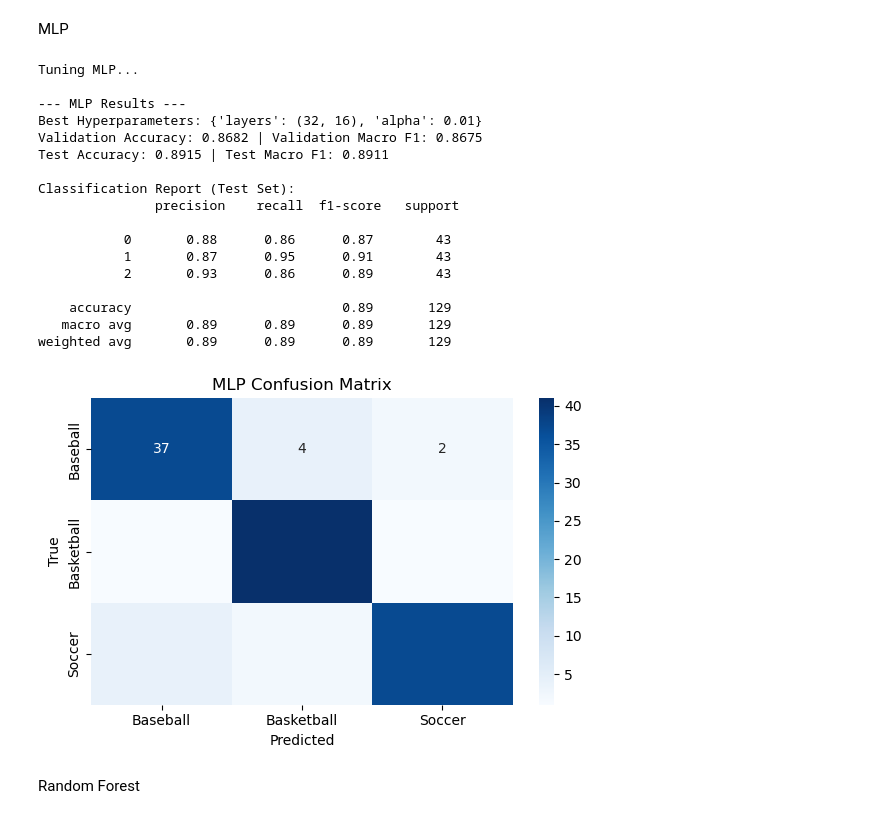
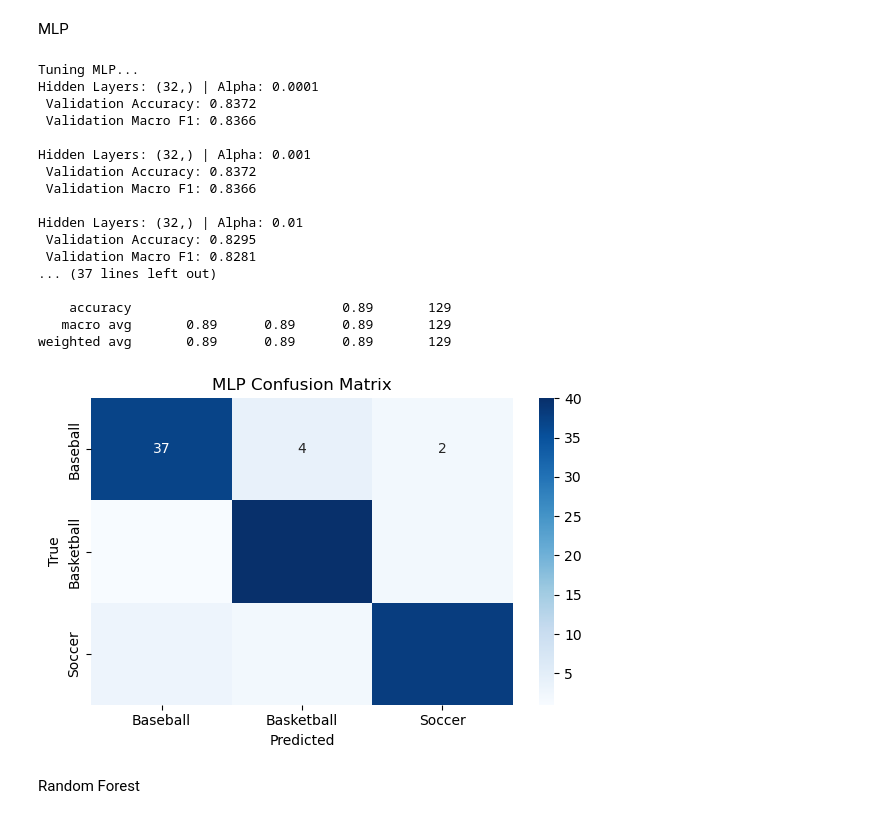
Before and after one commit to Lapis-Lazuli-31415/CSC311-Project, a Jupyter notebook: proposal_code/data_exploration.ipynb, the cells around one changed output. Cells and saved outputs as stored; diff of their text form; code cells hidden in the pictures.

```diff
--- a/proposal_code/data_exploration.ipynb
+++ b/proposal_code/data_exploration.ipynb
@@ -1074,48 +1074,59 @@ for layers in hidden_layers:
                     random_state=42
         )
         model.fit(X_train, y_train)
-        if (score := model.score(X_val, y_val)) > best_score:
-            best_score, best_params_mlp, best_model_mlp = score, {'layers': layers, 'alpha': alpha}, model
+
+        val_pred = model.predict(X_val)
+        val_accuracy = accuracy_score(y_val, val_pred)
+        val_macro_f1 = f1_score(y_val, val_pred, average='macro')
+
+        print(f"Hidden Layers: {layers} | Alpha: {alpha}")
+        print(f" Validation Accuracy: {val_accuracy:.4f}")
+        print(f" Validation Macro F1: {val_macro_f1:.4f}\n")
+
+        if val_macro_f1 > best_score:
+            best_score = score
+            best_params_mlp = {'layers': layers, 'alpha': alpha}
+            best_model_mlp = model
 
 # --- Store the Model for Pure NumPy Inference (JSON Only) ---
 mlp_params = {
     "coefs": [layer.tolist() for layer in best_model_mlp.coefs_],
     "intercepts": [layer.tolist() for layer in best_model_mlp.intercepts_],
     "classes": best_model_mlp.classes_.tolist()
 }
 with open('models/mlp_weights.json', 'w') as f:
     json.dump(mlp_params, f)
 
 # --- Evaluation ---
 val_pred = best_model_mlp.predict(X_val)
 test_pred = best_model_mlp.predict(X_test)
 
 print(f"\n--- MLP Results ---")
 print(f"Best Hyperparameters: {best_params_mlp}")
 print(f"Validation Accuracy: {best_score:.4f} | Validation Macro F1: {f1_score(y_val, val_pred, average='macro'):.4f}")
 print(f"Test Accuracy: {accuracy_score(y_test, test_pred):.4f} | Test Macro F1: {f1_score(y_test, test_pred, average='macro'):.4f}")
 
 print("\nClassification Report (Test Set):\n", classification_report(y_test, test_pred))
 plot_cm(y_test, test_pred, 'MLP Confusion Matrix')
 # %% [output]
 Tuning MLP...
+Hidden Layers: (32,) | Alpha: 0.0001
+ Validation Accuracy: 0.8372
+ Validation Macro F1: 0.8366
 
---- MLP Results ---
-Best Hyperparameters: {'layers': (32, 16), 'alpha': 0.01}
-Validation Accuracy: 0.8682 | Validation Macro F1: 0.8675
-Test Accuracy: 0.8915 | Test Macro F1: 0.8911
+Hidden Layers: (32,) | Alpha: 0.001
+ Validation Accuracy: 0.8372
+ Validation Macro F1: 0.8366
 
-Classification Report (Test Set):
-               precision    recall  f1-score   support
-
-           0       0.88      0.86      0.87        43
-           1       0.87      0.95      0.91        43
-           2       0.93      0.86      0.89        43
+Hidden Layers: (32,) | Alpha: 0.01
+ Validation Accuracy: 0.8295
+ Validation Macro F1: 0.8281
+... (37 lines left out)
 
     accuracy                           0.89       129
    macro avg       0.89      0.89      0.89       129
 weighted avg       0.89      0.89      0.89       129
-[figure, old version]
+[figure, new version]
 # %% [markdown]
 Random Forest
 # %%
```
